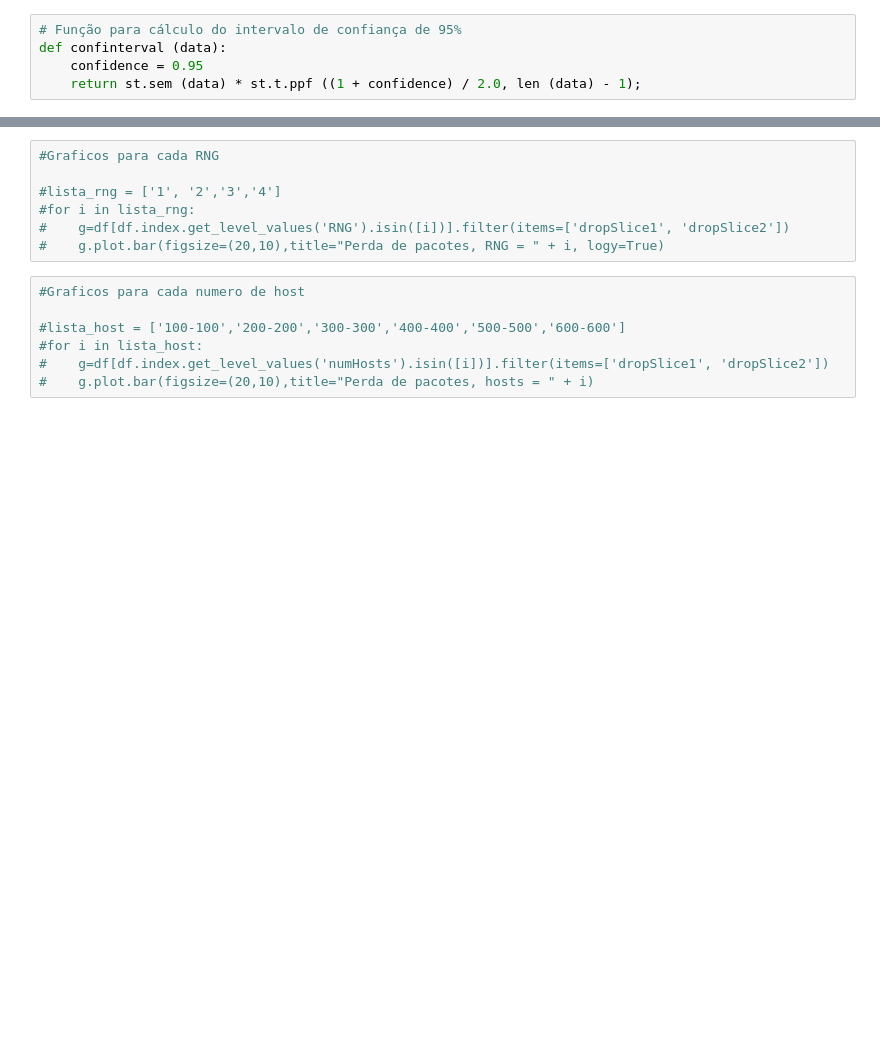
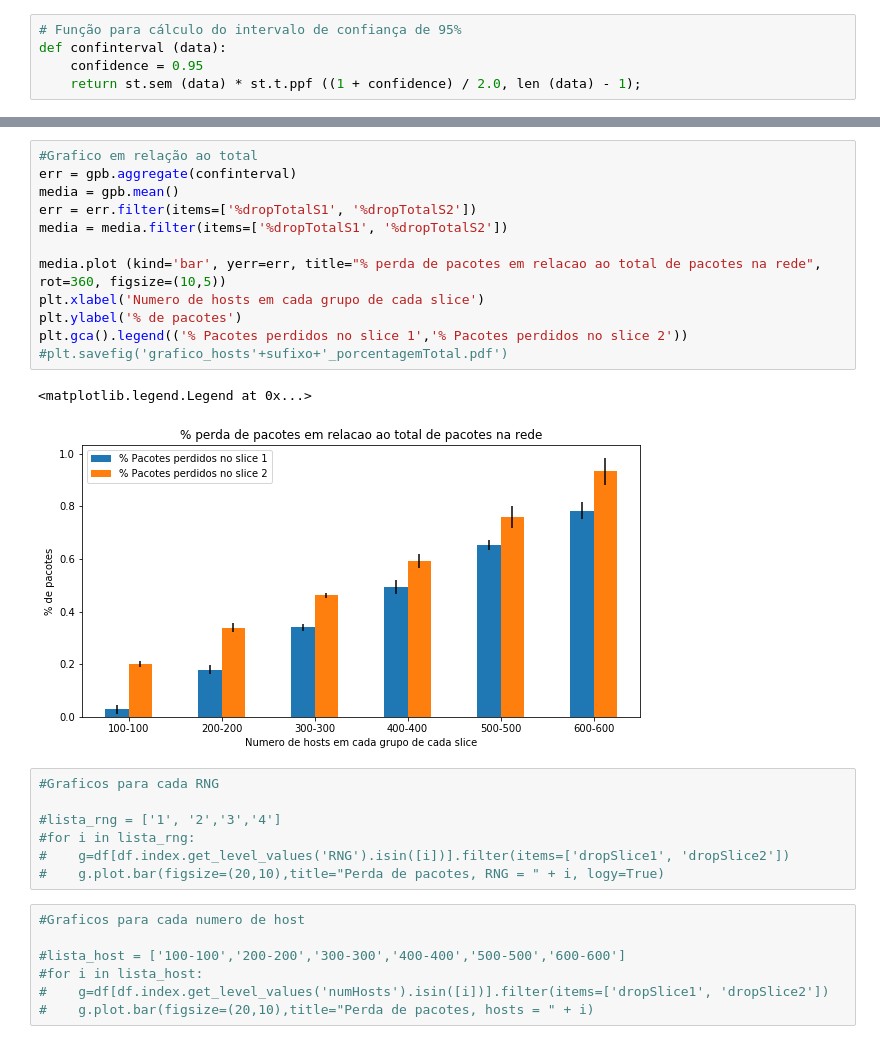
Before and after one commit to pedrobellotti/ns3-slice, a Jupyter notebook: Scripts/geraGrafico.ipynb, the cells around one changed output, grey strips where cells are left out. Cells and saved outputs as stored; diff of their text form; blank space fills up the shorter version.

```diff
--- a/Scripts/geraGrafico.ipynb
+++ b/Scripts/geraGrafico.ipynb
@@ -53,3 +80,18 @@ plt.savefig('grafico_hosts'+sufixo+'_porcentagem.pdf')
+# %%
+#Grafico em relação ao total
+err = gpb.aggregate(confinterval)
+media = gpb.mean()
+err = err.filter(items=['%dropTotalS1', '%dropTotalS2'])
+media = media.filter(items=['%dropTotalS1', '%dropTotalS2'])
+
+media.plot (kind='bar', yerr=err, title="% perda de pacotes em relacao ao total de pacotes na rede", rot=360, figsize=(10,5))
+plt.xlabel('Numero de hosts em cada grupo de cada slice')
+plt.ylabel('% de pacotes')
+plt.gca().legend(('% Pacotes perdidos no slice 1','% Pacotes perdidos no slice 2'))
+#plt.savefig('grafico_hosts'+sufixo+'_porcentagemTotal.pdf')
+# %% [output]
+<matplotlib.legend.Legend at 0x...>
+[figure, added]
 # %%
 #Graficos para cada RNG
 
```
Also changed, not shown: parts of 6 cells of this notebook, 2 other files.
